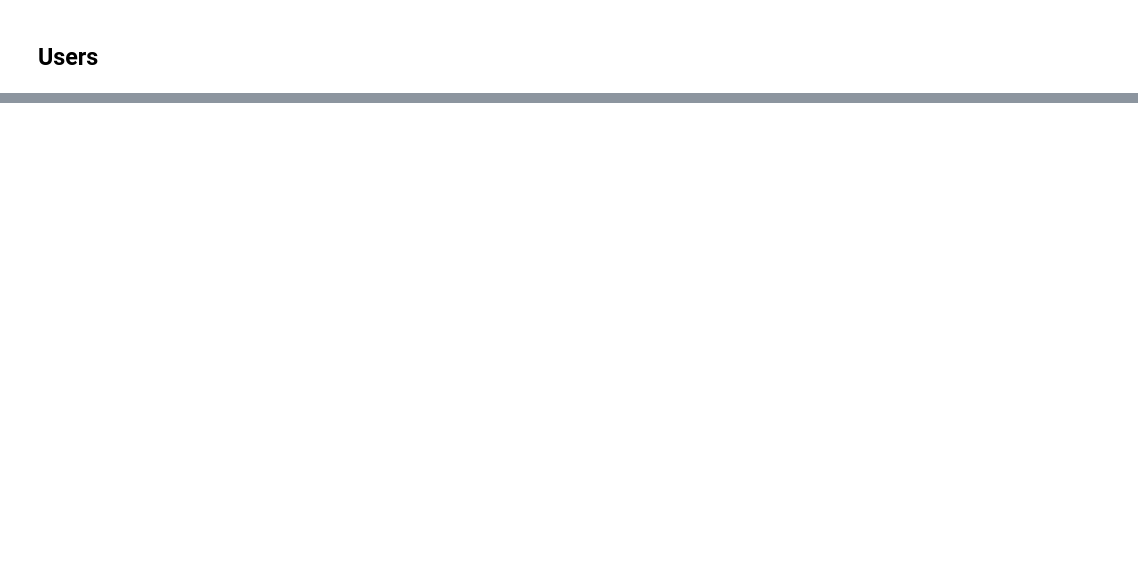
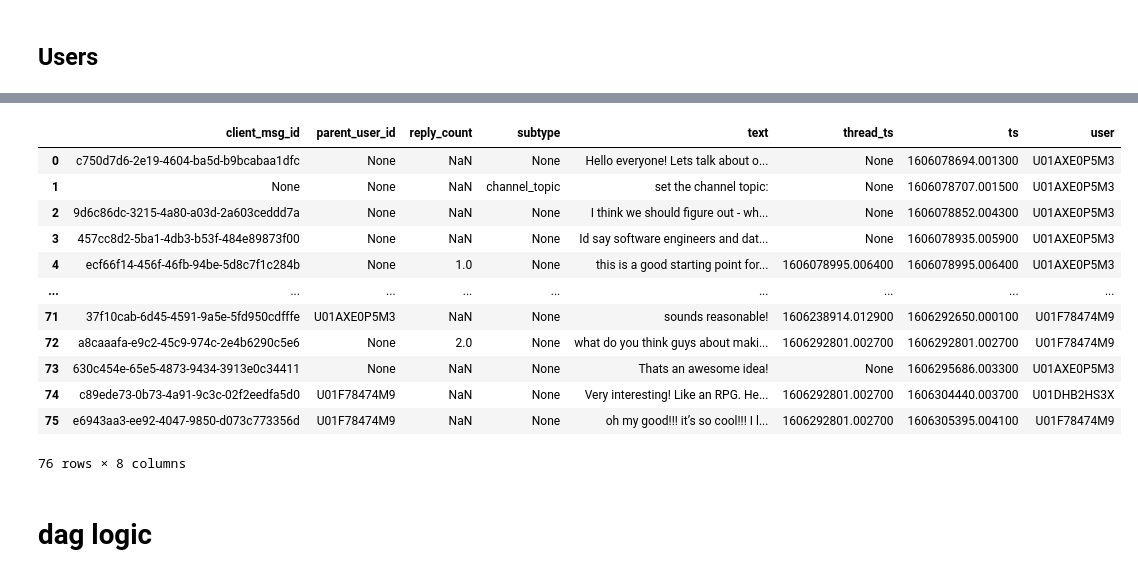
Before and after one commit to IremErturk/dtc-de-capstone-project, a Jupyter notebook: data-ingestion/exploration.ipynb, the cells around one changed output, grey strips where cells are left out. Cells and saved outputs as stored; diff of their text form; code cells hidden in the pictures; blank space fills up the shorter version.

Commit message:
wip needs cleanup

```diff
--- a/data-ingestion/exploration.ipynb
+++ b/data-ingestion/exploration.ipynb
@@ -156,0 +393,13 @@ def clean_user(d):
+# %%
+# A3.2 Define interested columns based on A1.analysis
+
+interest_columns= ["client_msg_id", "parent_user_id", "reply_count", "subtype", "text",
+                   "thread_ts","ts", "user"]
+
+drop_columns = ["attachments","blocks", "display_as_bot", "edited", "files", "hidden", "inviter", "is_locked",
+                "last_read","latest_reply", "reactions", "replies", "reply_count", "reply_users",
+                "reply_users_count", "root" "source_team", "subscribed", "team", "topic" , "type",
+                "upload", "user_profile", "user_team", "x_files"]
+
+len(interest_columns + drop_columns) # 30
+len(messages_cde.columns) #32
@@ -156,0 +654,48 @@ def clean_user(d):
+# %%
+from pyspark.sql.functions import col, explode, to_timestamp, udf
+
+def transform_message_data(spark_session: SparkSession, prefix):
+
+    # transform 1: all_message_data for given year-month
+    message_data = spark_session.read.json(f'{DATA_SOURCE_ROOT}/{COURSE_CHANNEL}/{prefix}-*.json', multiLine=True)
+
+    # transform 2: clean unwanted subtype (thread_broadcast, channel_join)
+    # this step cause, all values for 'inviter' and 'root' become null
+    message_data = message_data.where((col("subtype").isNull()) | ((col("subtype") != "thread_broadcast") & (col("subtype") != "channel_join")))
+
+    # transform 3: cleanup the text column in messages.
+    # some logic should come here ..
+    udf_clean_message_text = udf(lambda x:clean_message_text(x),types.StringType())
+    message_data = message_data.withColumn("text",udf_clean_message_text(col("text")))
+
+    message_data = message_data.select(*interest_columns)
+    return message_data.toPandas()
+
+#     # transform 4: split messages in : root_level and thread_level messages
+#     root_level_messages = message_data.where((col("parent_user_id").isNull()))
+#     thread_level_messages = message_data.where((col("parent_user_id").isNotNull()))
+
+#     # transform 5:  drop unrelevant columns from root_level and thread_level messages
+#     root_level_messages = root_level_messages.select(*interest_columns)
+#     thread_level_messages = thread_level_messages.select(*interest_columns)
+#     return root_level_messages,thread_level_messages
+# %%
+x = transform_message_data(spark, "2020-11")
+# %%
+x
+# %% [output]
+|  | client_msg_id | parent_user_id | reply_count | subtype | text | thread_ts | ts | user |
+| 0 | c750d7d6-2e19-4604-ba5d-b9bcabaa1dfc | None | NaN | None | Hello everyone! Lets talk about o... | None | 1606078694.001300 | U01AXE0P5M3 |
+| 1 | None | None | NaN | channel_topic | set the channel topic: | None | 1606078707.001500 | U01AXE0P5M3 |
+| 2 | 9d6c86dc-3215-4a80-a03d-2a603ceddd7a | None | NaN | None | I think we should figure out - wh... | None | 1606078852.004300 | U01AXE0P5M3 |
+| 3 | 457cc8d2-5ba1-4db3-b53f-484e89873f00 | None | NaN | None | Id say software engineers and dat... | None | 1606078935.005900 | U01AXE0P5M3 |
+| 4 | ecf66f14-456f-46fb-94be-5d8c7f1c284b | None | 1.0 | None | this is a good starting point for... | 1606078995.006400 | 1606078995.006400 | U01AXE0P5M3 |
+| ... | ... | ... | ... | ... | ... | ... | ... | ... |
+| 71 | 37f10cab-6d45-4591-9a5e-5fd950cdfffe | U01AXE0P5M3 | NaN | None | sounds reasonable! | 1606238914.012900 | 1606292650.000100 | U01F78474M9 |
+| 72 | a8caaafa-e9c2-45c9-974c-2e4b6290c5e6 | None | 2.0 | None | what do you think guys about maki... | 1606292801.002700 | 1606292801.002700 | U01F78474M9 |
+| 73 | 630c454e-65e5-4873-9434-3913e0c34411 | None | NaN | None | Thats an awesome idea! | None | 1606295686.003300 | U01AXE0P5M3 |
+| 74 | c89ede73-0b73-4a91-9c3c-02f2eedfa5d0 | U01F78474M9 | NaN | None | Very interesting! Like an RPG. He... | 1606292801.002700 | 1606304440.003700 | U01DHB2HS3X |
+| 75 | e6943aa3-ee92-4047-9850-d073c773356d | U01F78474M9 | NaN | None | oh my good!!! it’s so cool!!! I l... | 1606292801.002700 | 1606305395.004100 | U01F78474M9 |
+76 rows × 8 columns
+# %% [markdown]
+# dag logic
```
Also changed, not shown: parts of 104 cells of this notebook, 2 other files.
